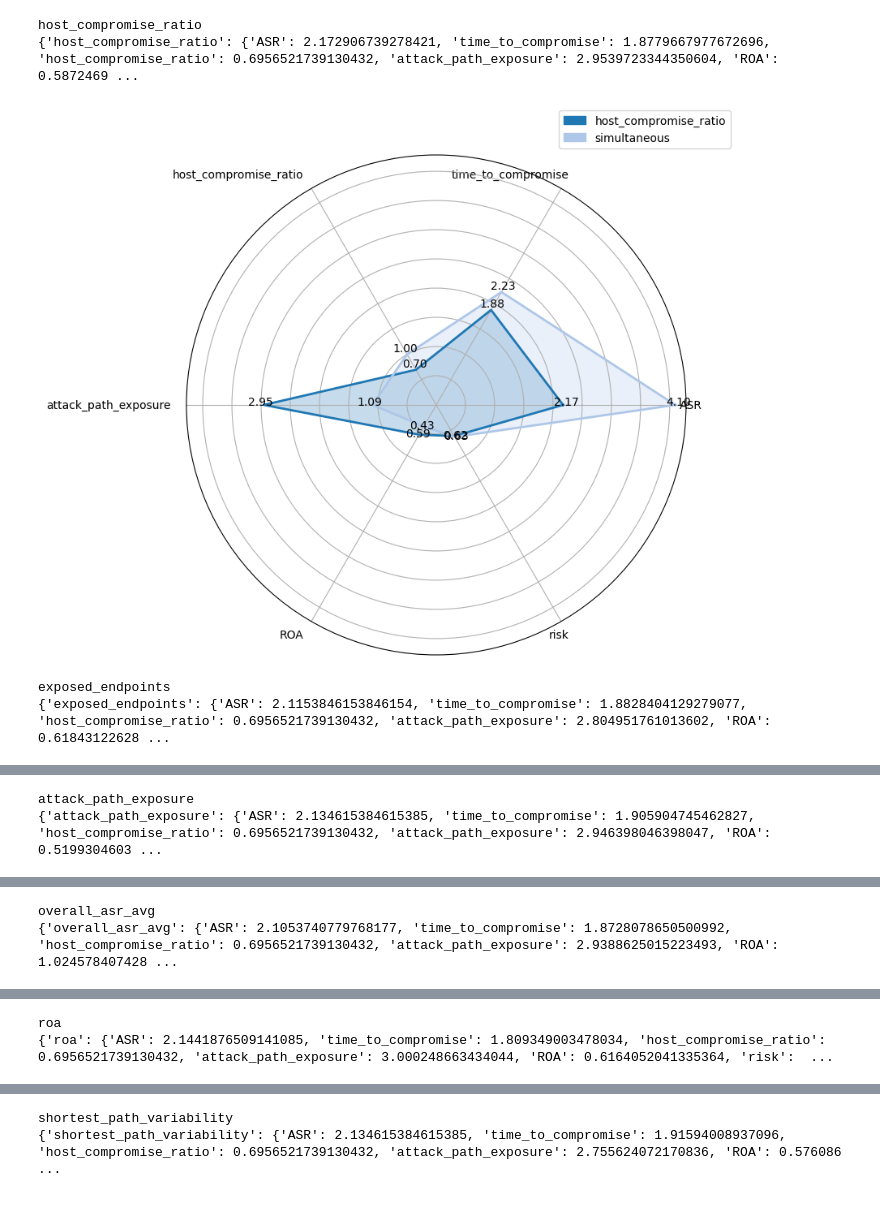
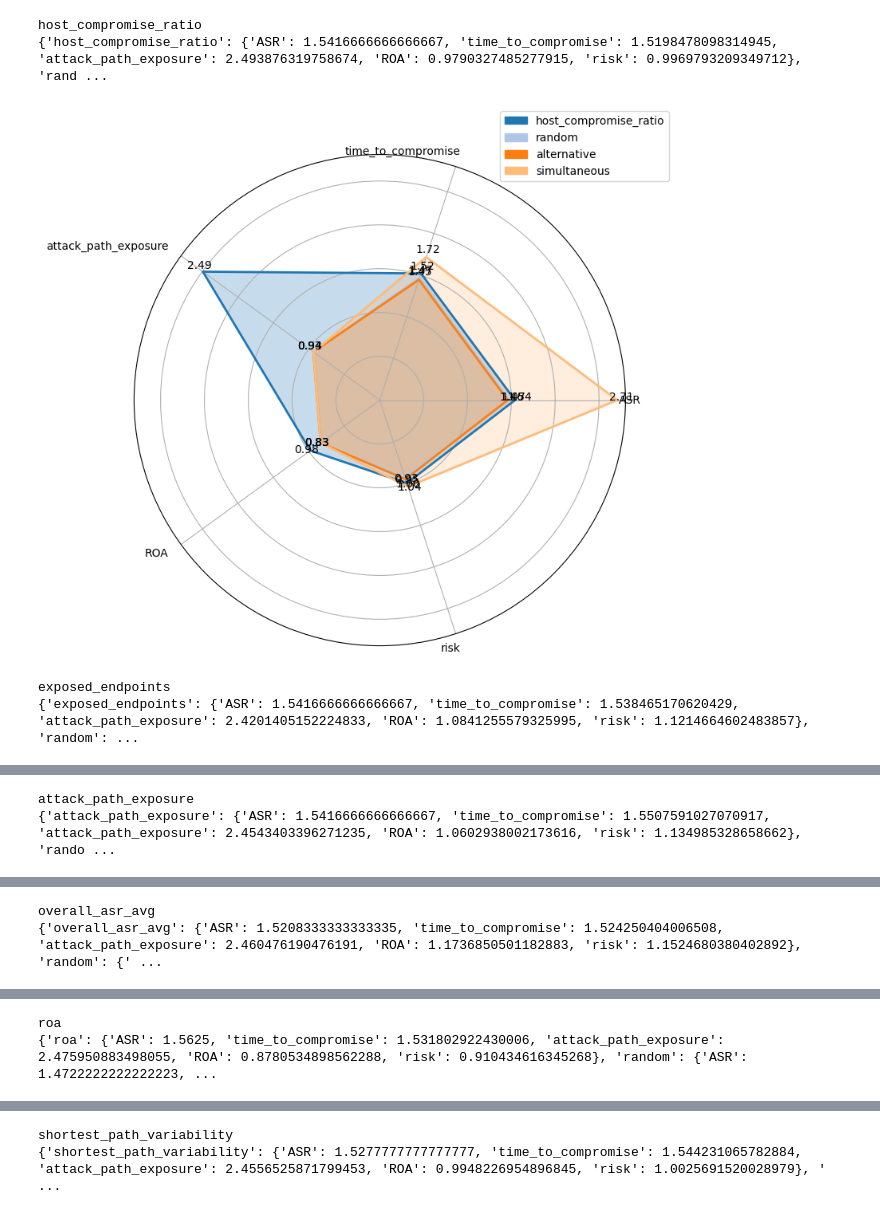
Before and after one commit to MoeBuTa/MTDSim, a Jupyter notebook: experiments/radar_plots_final.ipynb, the cells around one changed output, grey strips where cells are left out. Cells and saved outputs as stored; diff of their text form; code cells hidden in the pictures.

```diff
--- a/experiments/radar_plots_final.ipynb
+++ b/experiments/radar_plots_final.ipynb
@@ -61,7 +61,7 @@ time_features = ["mtd_freq", "overall_mttc_avg", "time_since_last_mtd"]
 models =  static_features + time_features
 # %%
 radar = RadarPlot(epsilon, start_time, finish_time, mtd_interval, network_size,total_nodes, new_network,  "all_features", trial, result_head_path)
-schemes_data = pd.DataFrame(radar.multiple_scaled_pipeline(["all_features",'random', 'alternative', "simultaneous"],run_trial = False)).T.drop(columns=['MEF', 'network_size', 'exposed_endpoints', "mtd_interval", 'shortest_path_variability'], axis = 1).T.to_dict()
+schemes_data = pd.DataFrame(radar.multiple_scaled_pipeline(['random', 'alternative', "simultaneous"],run_trial = False)).T.drop(columns=['MEF', 'host_compromise_ratio','network_size', 'exposed_endpoints', "mtd_interval", 'shortest_path_variability'], axis = 1).T.to_dict()
 print(schemes_data)
 radar.plot_n_schemes(schemes_data)
 # %% [output]
@@ -70,15 +70,15 @@ radar.plot_n_schemes(schemes_data)
 # %%
 for model in models:
 
     print(model)
     radar = RadarPlot(epsilon, start_time, finish_time, mtd_interval, network_size,total_nodes, new_network,  model, trial, result_head_path)
-    schemes_data = pd.DataFrame(radar.multiple_scaled_pipeline([model, "simultaneous"],run_trial = False)).T.drop(columns=['MEF', 'host_compromise_ratio', 'network_size', 'exposed_endpoints', "mtd_interval", 'shortest_path_variability'], axis = 1).T.to_dict()
+    schemes_data = pd.DataFrame(radar.multiple_scaled_pipeline([model,'random', 'alternative', "simultaneous"],run_trial = False)).T.drop(columns=['MEF', 'host_compromise_ratio', 'network_size', 'exposed_endpoints', "mtd_interval", 'shortest_path_variability'], axis = 1).T.to_dict()
     # schemes_data = pd.DataFrame(radar.multiple_scaled_pipeline([model, 'random', 'alternative', "simultaneous"],run_trial = False)).to_dict()
     print(schemes_data)
     radar.plot_n_schemes(schemes_data)
 # %% [output]
 host_compromise_ratio
-{'host_compromise_ratio': {'ASR': 2.172906739278421, 'time_to_compromise': 1.8779667977672696, 'host_compromise_ratio': 0.6956521739130432, 'attack_path_exposure': 2.9539723344350604, 'ROA': 0.5872469 ...
+{'host_compromise_ratio': {'ASR': 1.5416666666666667, 'time_to_compromise': 1.5198478098314945, 'attack_path_exposure': 2.493876319758674, 'ROA': 0.9790327485277915, 'risk': 0.9969793209349712}, 'rand ...
-[figure, old version]
+[figure, new version]
 exposed_endpoints
-{'exposed_endpoints': {'ASR': 2.1153846153846154, 'time_to_compromise': 1.8828404129279077, 'host_compromise_ratio': 0.6956521739130432, 'attack_path_exposure': 2.804951761013602, 'ROA': 0.61843122628 ...
+{'exposed_endpoints': {'ASR': 1.5416666666666667, 'time_to_compromise': 1.538465170620429, 'attack_path_exposure': 2.4201405152224833, 'ROA': 1.0841255579325995, 'risk': 1.1214664602483857}, 'random': ...
@@ -86,2 +86,2 @@ exposed_endpoints
 attack_path_exposure
-{'attack_path_exposure': {'ASR': 2.134615384615385, 'time_to_compromise': 1.905904745462827, 'host_compromise_ratio': 0.6956521739130432, 'attack_path_exposure': 2.946398046398047, 'ROA': 0.5199304603 ...
+{'attack_path_exposure': {'ASR': 1.5416666666666667, 'time_to_compromise': 1.5507591027070917, 'attack_path_exposure': 2.4543403396271235, 'ROA': 1.0602938002173616, 'risk': 1.134985328658662}, 'rando ...
@@ -89,2 +89,2 @@ attack_path_exposure
 overall_asr_avg
-{'overall_asr_avg': {'ASR': 2.1053740779768177, 'time_to_compromise': 1.8728078650500992, 'host_compromise_ratio': 0.6956521739130432, 'attack_path_exposure': 2.9388625015223493, 'ROA': 1.024578407428 ...
+{'overall_asr_avg': {'ASR': 1.5208333333333335, 'time_to_compromise': 1.524250404006508, 'attack_path_exposure': 2.460476190476191, 'ROA': 1.1736850501182883, 'risk': 1.1524680380402892}, 'random': {' ...
@@ -92,2 +92,2 @@ overall_asr_avg
 roa
-{'roa': {'ASR': 2.1441876509141085, 'time_to_compromise': 1.809349003478034, 'host_compromise_ratio': 0.6956521739130432, 'attack_path_exposure': 3.000248663434044, 'ROA': 0.6164052041335364, 'risk':  ...
+{'roa': {'ASR': 1.5625, 'time_to_compromise': 1.531802922430006, 'attack_path_exposure': 2.475950883498055, 'ROA': 0.8780534898562288, 'risk': 0.910434616345268}, 'random': {'ASR': 1.4722222222222223, ...
@@ -95,2 +95,2 @@ roa
 shortest_path_variability
-{'shortest_path_variability': {'ASR': 2.134615384615385, 'time_to_compromise': 1.91594008937096, 'host_compromise_ratio': 0.6956521739130432, 'attack_path_exposure': 2.755624072170836, 'ROA': 0.576086 ...
+{'shortest_path_variability': {'ASR': 1.5277777777777777, 'time_to_compromise': 1.544231065782884, 'attack_path_exposure': 2.4556525871799453, 'ROA': 0.9948226954896845, 'risk': 1.0025691520028979}, ' ...
```
Also changed, not shown: parts of 4 cells of this notebook, 18 other files.
